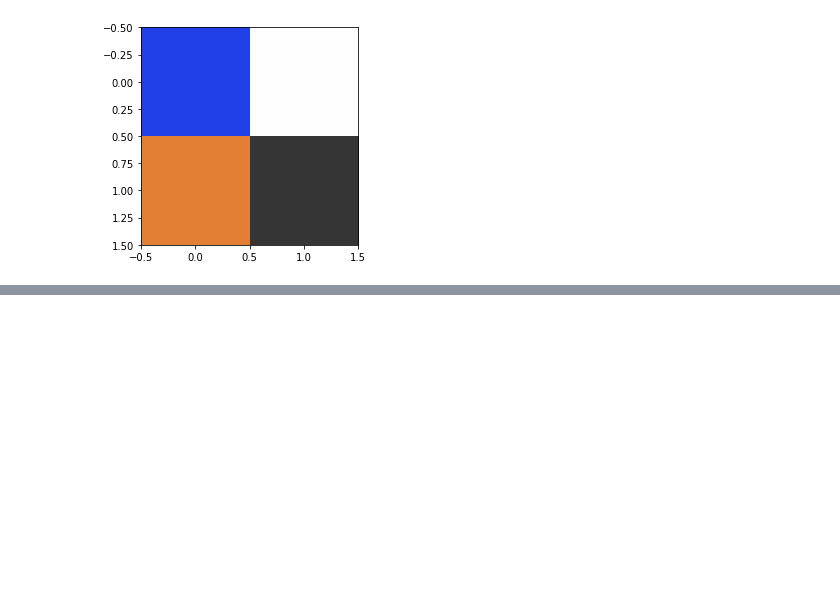
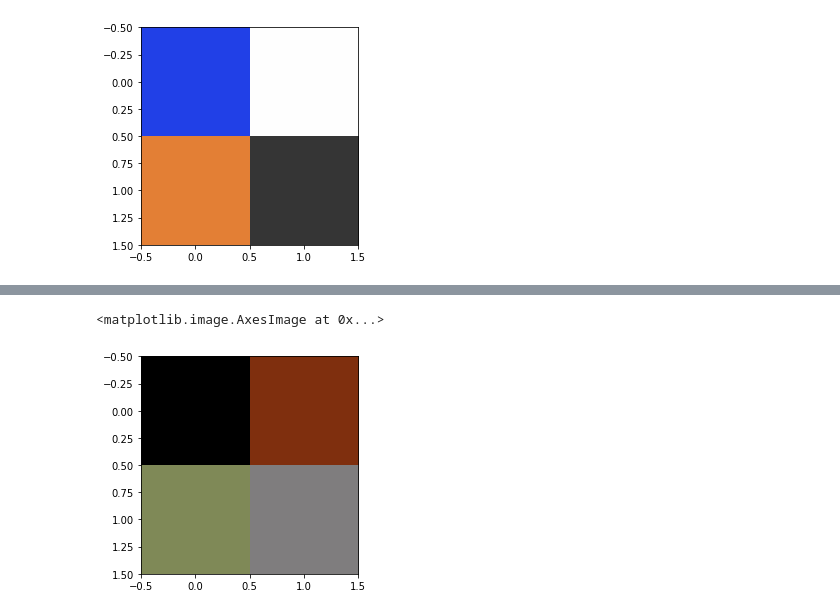
Before and after one commit to LuukCoopmans/Qiskit-Hackathon-QIP, a Jupyter notebook: Quantum Watermarking.ipynb, the cells around one changed output, grey strips where cells are left out. Saved outputs shown, nothing was run; the diff lists cells and outputs as text; code cells hidden in the pictures; blank space fills up the shorter version.

```diff
--- a/Quantum Watermarking.ipynb
+++ b/Quantum Watermarking.ipynb
@@ -121,0 +119,18 @@ a
+# %%
+p0 = probability_vector[0::2]
+p1 = probability_vector[1::2]
+# %%
+def get_RGB(P0):
+    """ Function that takes the probablity distribution for the colour qubit 0 """
+    Theta = 2*np.arccos(np.sqrt(len(P0)*P0))
+    R = np.floor((256*256*256-1)*Theta/(np.pi*256*256))
+    G = np.floor(((256*256*256-1)*Theta/(np.pi) - R*256*256)/256)
+    B = np.floor(((256*256*256-1)*Theta/(np.pi) - R*256*256 - G*256))
+
+    return np.stack((R,G,B),axis=1).reshape([np.int(np.sqrt(len(R))),np.int(np.sqrt(len(R))),3])
+# %%
+P_Image = get_RGB(p0)
+plt.imshow(P_Image/256)
+# %% [output]
+<matplotlib.image.AxesImage at 0x...>
+[figure, added]
```
Also changed, not shown: parts of 10 cells of this notebook.
